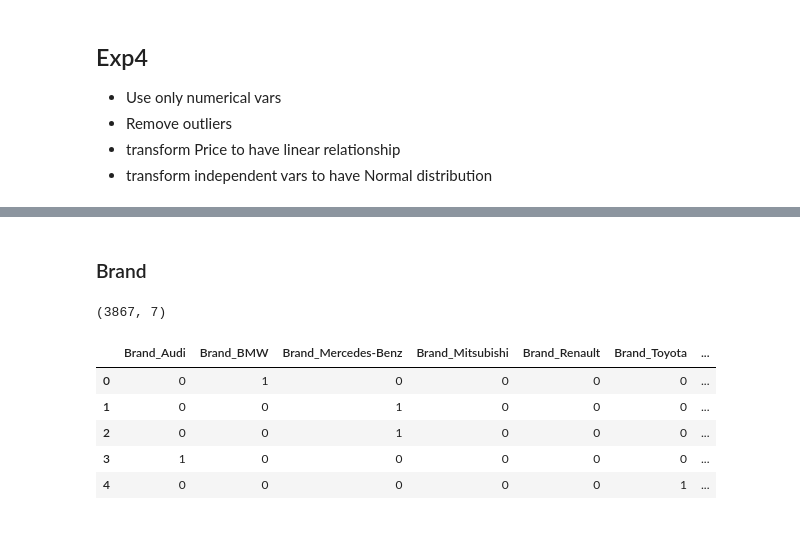
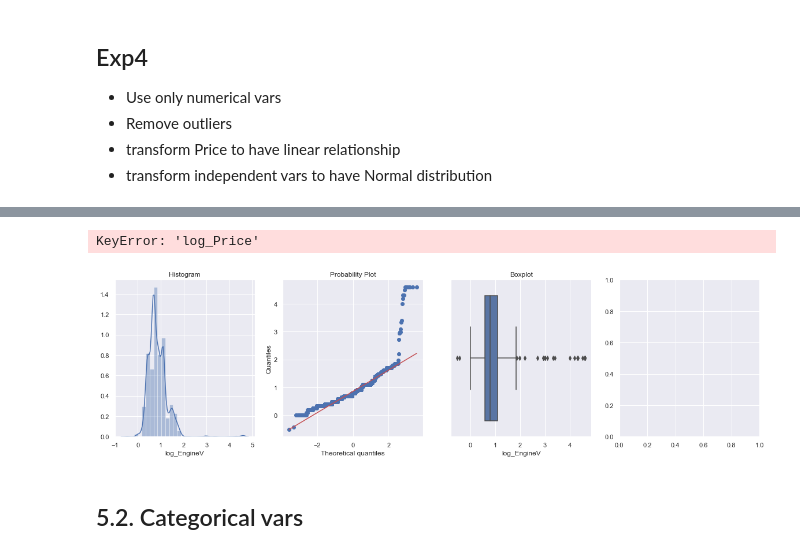
Before and after one commit to ntmai03/02-Regression, a Jupyter notebook: CarSale/02-CarSale-LinearRegression.ipynb, the cells around one changed output, grey strips where cells are left out. Saved outputs shown, nothing was run; the diff lists cells and outputs as text; code cells hidden in the pictures.

```diff
--- a/CarSale/02-CarSale-LinearRegression.ipynb
+++ b/CarSale/02-CarSale-LinearRegression.ipynb
@@ -880,5 +552,0 @@ plt.plot()
-# %%
-target = log_price
-num_df = data_cleaned[num_vars]
-
-Predictive_Model(num_df, cat_df, target)
@@ -948,5 +552,0 @@ vif
-# %%
-target = log_price
-num_df = data_cleaned[['Mileage','EngineV']]
-
-Predictive_Model(num_df, cat_df, target)
@@ -971,5 +552,0 @@ Test set score:  0.6025058288519689
-# %%
-target = log_price
-num_df = data_cleaned[['Year','EngineV']]
-
-Predictive_Model(num_df, cat_df, target)
@@ -1094,5 +552,0 @@ vif
-# %%
-target = log_price
-num_df = data_cleaned[num_vars]
-
-Predictive_Model(num_df, cat_df, target)
@@ -1117,16 +552,0 @@ Test set score:  -2.925844468705016e+18
-# %% [markdown]
-### Brand
-# %%
-cat_vars = ['Brand']
-cat_df = pd.get_dummies(data_cleaned[cat_vars])
-
-print(cat_df.shape)
-cat_df.head()
-# %% [output]
-(3867, 7)
-|  | Brand_Audi | Brand_BMW | Brand_Mercedes-Benz | Brand_Mitsubishi | Brand_Renault | Brand_Toyota | ... |
-| 0 | 0 | 1 | 0 | 0 | 0 | 0 | ... |
-| 1 | 0 | 0 | 1 | 0 | 0 | 0 | ... |
-| 2 | 0 | 0 | 1 | 0 | 0 | 0 | ... |
-| 3 | 1 | 0 | 0 | 0 | 0 | 0 | ... |
-| 4 | 0 | 0 | 0 | 0 | 0 | 1 | ... |
@@ -1132,0 +555,6 @@ cat_df.head()
+# %%
+df['log_EngineV'] = np.log(df['EngineV'])
+analyse_continuous(df,'log_EngineV',target)
+# %% [output]
+KeyError: 'log_Price'
+[figure, added]
@@ -1132,0 +575,2 @@ cat_df.head()
+# %% [markdown]
+## 5.2. Categorical vars
```
Also changed, not shown: parts of 235 cells of this notebook.
